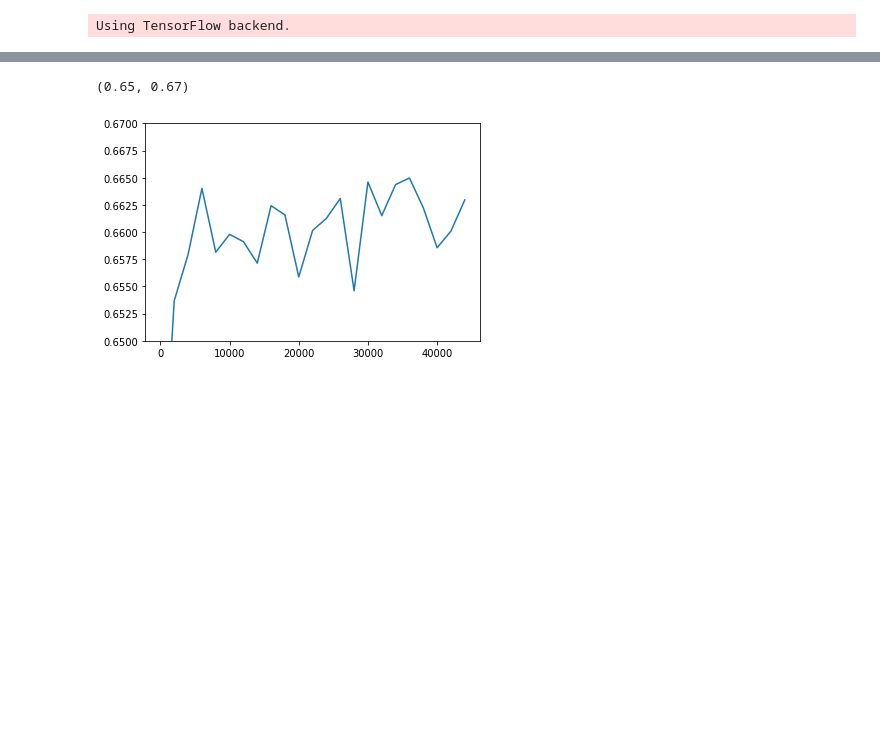
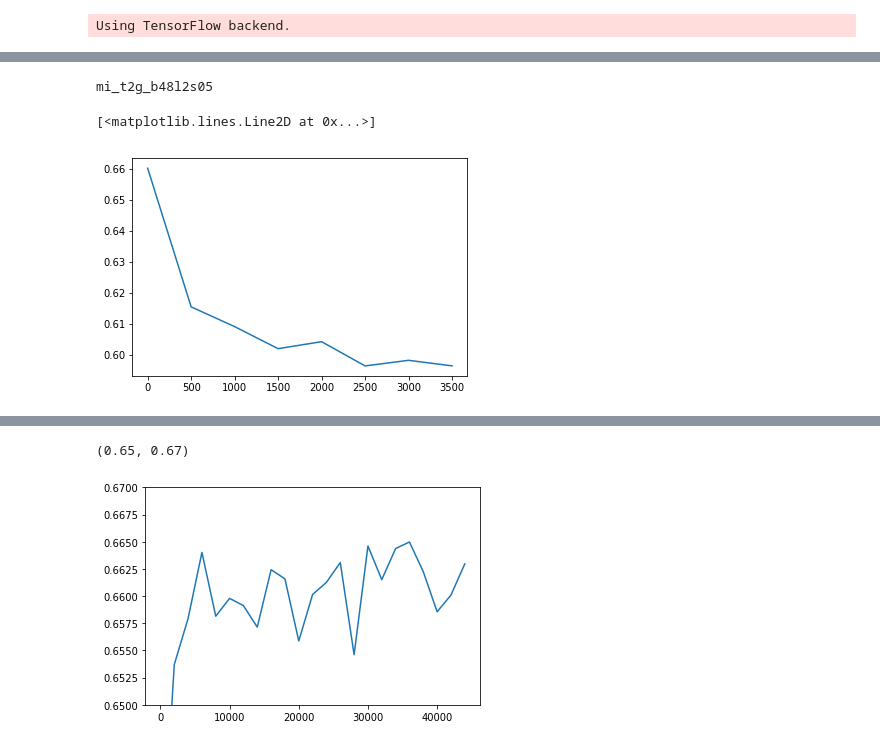
Before and after one commit to ckguo/voxelmorph, a Jupyter notebook: notebooks/dice_epoch_graph.ipynb, the cells around one changed output, grey strips where cells are left out. Cells and saved outputs as stored; diff of their text form; code cells hidden in the pictures; blank space fills up the shorter version.

Commit message:
dice epoch graph nb

```diff
--- a/notebooks/dice_epoch_graph.ipynb
+++ b/notebooks/dice_epoch_graph.ipynb
@@ -79,5 +131,5 @@ def restrict_GPU_keras(gpuid, memfrac=0, use_cpu=False):
 # %%
-def create_graph(model_name, iter_num, step_size, gpu_id, n_test, invert_images=False, max_clip=0.7):
+def create_graph(model_name, iter_num, step_size, gpu_id, n_test, invert_images=False, test_mi=False, max_clip=0.7):
     test_brain_file = open('../src/val_files.txt')
     test_brain_strings = test_brain_file.readlines()
     test_brain_strings = [x.strip() for x in test_brain_strings]
@@ -121,6 +173,8 @@ def create_graph(model_name, iter_num, step_size, gpu_id, n_test, invert_images=
     nn_trf_model = networks.nn_trf(vol_size)
 
     dices = []
+    mis = []
+
     for i in range(iter_num//step_size + 1):
         print(i)
         start_time = time.time()
@@ -133,6 +187,7 @@ def create_graph(model_name, iter_num, step_size, gpu_id, n_test, invert_images=
 
         print('model loaded', time.time()-start_time)
         dice_means = []
+        mi_means = []
 
         for step in range(0, n_test):
             X_vol, X_seg = images[step]
@@ -144,7 +199,16 @@ def create_graph(model_name, iter_num, step_size, gpu_id, n_test, invert_images=
                 warp_seg = nn_trf_model.predict([X_seg, pred[1]])
                 mean = np.mean(kdice_fn([warp_seg[0,:,:,:,0], atlas_seg]))
                 dice_means.append(mean)
+                if test_mi:
+                    mi_val, _ = mi_test(atlas_vol, pred[0])
+                    print(mi_val)
+                    mi_means.append(mi_val)
 
         print('tested patients', time.time()-start_time)
         dices.append(np.mean(dice_means))
-    return dices
+        if test_mi:
+            mis.append(np.mean(mi_means))
+    if test_mi:
+        return dices, mis
+    else:
+        return dices
@@ -170,0 +215,7 @@ tested patients 150.760014295578
+# %%
+model_name = 'mi_t2g_b48l2s05'
+num_iters = 3500
+step_size = 500
+gpu_id = 3
+n_test = 10
+dices = create_graph(model_name, num_iters, step_size, gpu_id, n_test)
@@ -170,0 +244,8 @@ tested patients 150.760014295578
+# %%
+print(model_name)
+plt.plot(np.linspace(0, num_iters, num_iters/step_size+1), dices)
+# plt.ylim(0.65, 0.67)
+# %% [output]
+mi_t2g_b48l2s05
+[<matplotlib.lines.Line2D at 0x...>]
+[figure, added]
```
Also changed, not shown: parts of 10 cells of this notebook.
